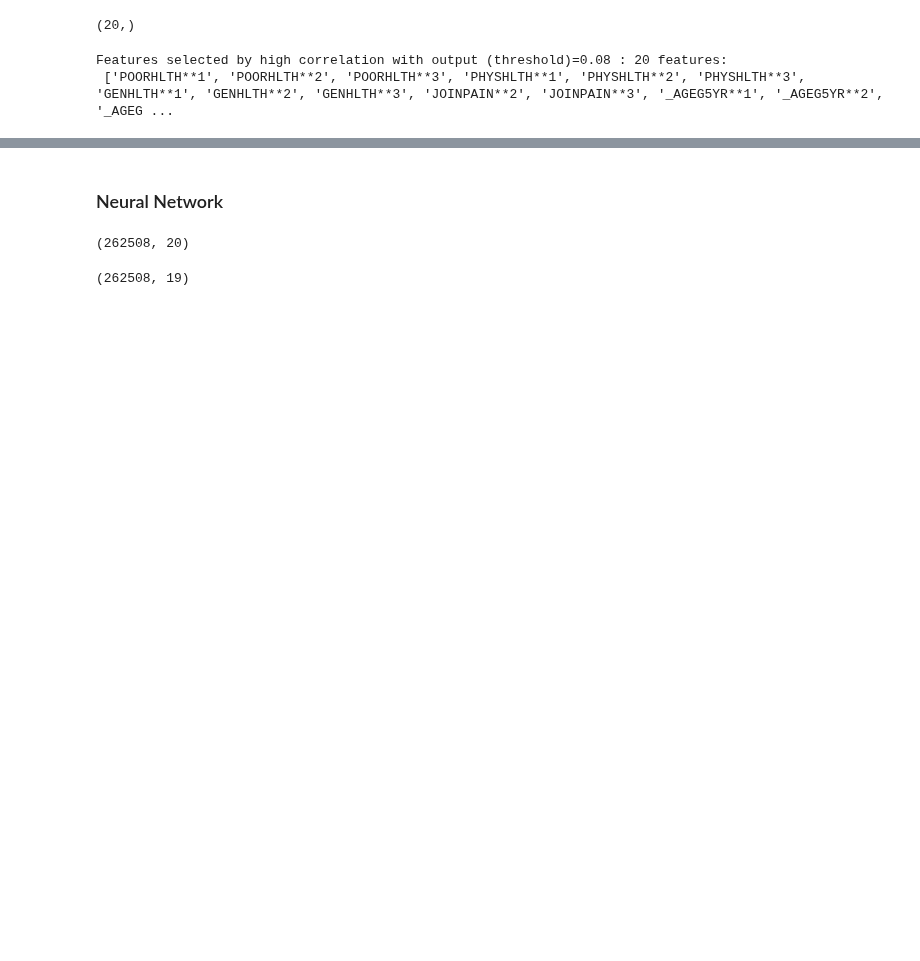
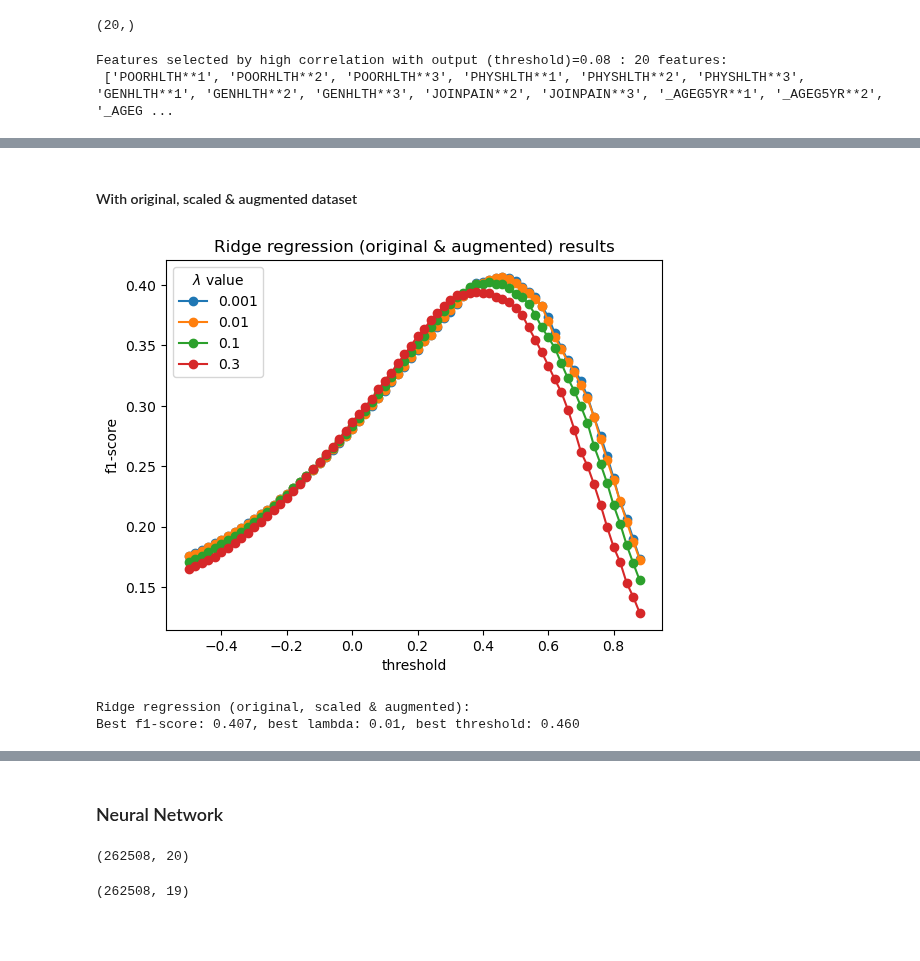
Before and after one commit to epfml/ml-project-1-whai, a Jupyter notebook: run_ipynb.ipynb, the cells around one changed output, grey strips where cells are left out. Drawn from its saved outputs; the diff is of its cells as text; code cells hidden in the pictures; blank space fills up the shorter version.

```diff
--- a/run_ipynb.ipynb
+++ b/run_ipynb.ipynb
@@ -232,0 +218,34 @@ plt.show()
+# %% [markdown]
+#### With original, scaled & augmented dataset
+# %%
+X_train_scaled, train_mean, train_std=scale_data(X_train,is_train_data=True)
+X_validation_scaled, _, _=scale_data(X_validation,is_train_data=False,train_mean=train_mean,train_std=train_std)
+
+X_train_scaled_aug,y_train_clean_aug=augment_data_with_positive_samples(X_train_scaled,y_tr_clean,ratio=0.5)
+
+thr_l=np.arange(-0.5,0.9,0.02)
+best_score = 0
+best_lambda = 0
+best_threshold = 0
+
+for lambda_ in [0.001,0.01,0.1,0.3]:
+    w_opt, loss =ridge_regression(y_train_clean_aug,X_train_scaled_aug,lambda_=lambda_)
+    f1_scores=[compute_scores_linear_model(X_validation_scaled,w_opt,y_val_clean,threshold=t,apply_sigmoid=False)[2] for t in thr_l]
+    cur_best_score = np.nanmax(f1_scores)
+    if cur_best_score > best_score:
+        best_score = cur_best_score
+        best_lambda = lambda_
+        best_threshold = thr_l[np.nanargmax(f1_scores)]
+    plt.plot(thr_l,f1_scores,marker='o',label=str(lambda_))
+    plt.xlabel("threshold")
+    plt.ylabel("f1-score")
+plt.legend(title="$\\lambda$ value",loc='upper left')
+plt.title("Ridge regression (original & augmented) results")
+plt.savefig("plots/ridge_regression_original_scaled_aug.png")
+plt.show()
+
+print(f'Ridge regression (original, scaled & augmented):\nBest f1-score: {best_score:.3f}, best lambda: {best_lambda}, best threshold: {best_threshold:.3f}')
+# %% [output]
+[figure, added]
+Ridge regression (original, scaled & augmented):
+Best f1-score: 0.407, best lambda: 0.01, best threshold: 0.460
```
Also changed, not shown: parts of 48 cells of this notebook.
